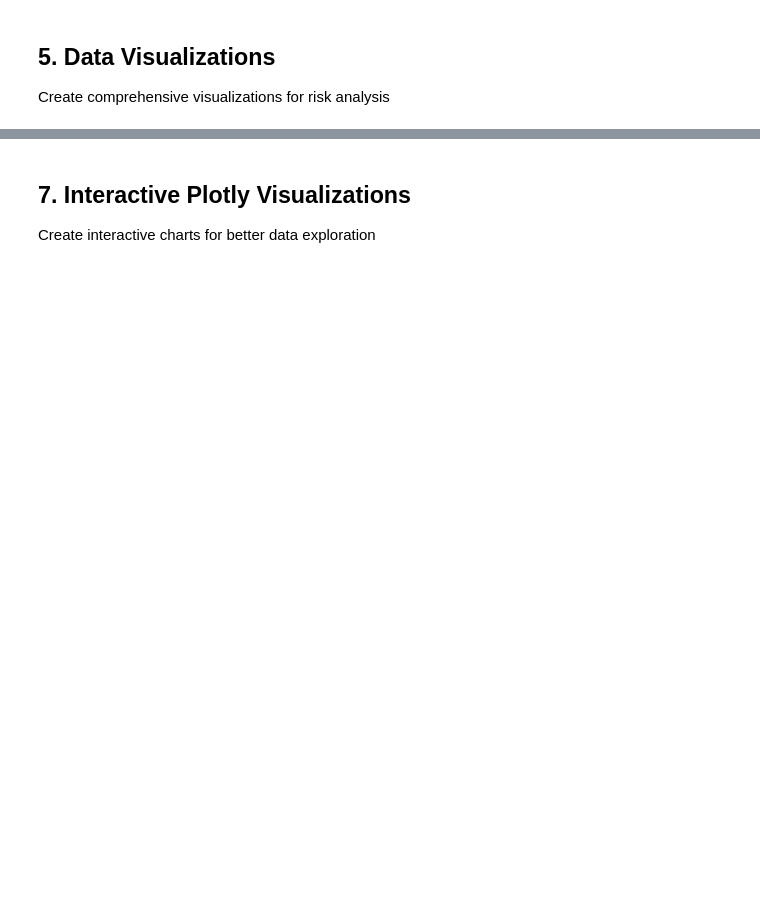
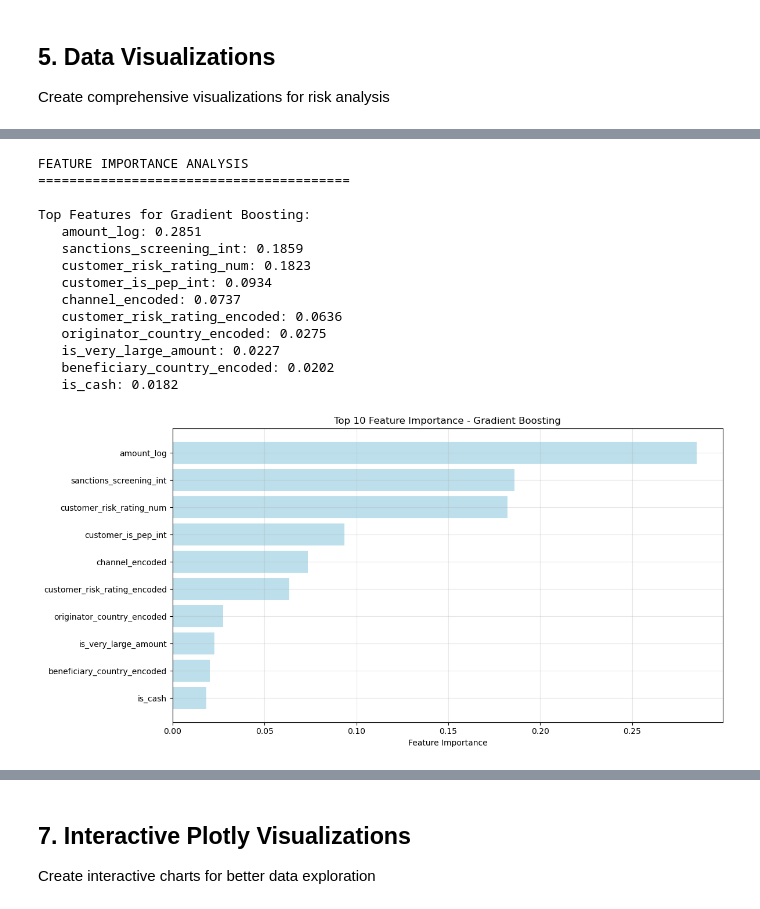
Before and after one commit to yminnnx/singhacks-25, a Jupyter notebook: AML_Analysis_Notebook.ipynb, the cells around one changed output, grey strips where cells are left out. Drawn from its saved outputs; the diff is of its cells as text; code cells hidden in the pictures; blank space fills up the shorter version.

```diff
--- a/AML_Analysis_Notebook.ipynb
+++ b/AML_Analysis_Notebook.ipynb
@@ -365,0 +769,73 @@ Simulate and analyze ML model performance metrics
+# %%
+# Feature importance analysis
+print("FEATURE IMPORTANCE ANALYSIS")
+print("=" * 40)
+
+if hasattr(best_model, 'feature_importances_'):
+    # Get feature importance
+    feature_importance = pd.DataFrame({
+        'feature': feature_columns,
+        'importance': best_model.feature_importances_
+    }).sort_values('importance', ascending=False)
+
+    print(f"\nTop Features for {best_model_name}:")
+    for idx, row in feature_importance.head(10).iterrows():
+        print(f"   {row['feature']}: {row['importance']:.4f}")
+
+    # Visualize feature importance
+    plt.figure(figsize=(12, 6))
+    top_features = feature_importance.head(10)
+    plt.barh(range(len(top_features)), top_features['importance'],
+             color='lightblue', alpha=0.8)
+    plt.yticks(range(len(top_features)), top_features['feature'])
+    plt.xlabel('Feature Importance')
+    plt.title(f'Top 10 Feature Importance - {best_model_name}')
+    plt.gca().invert_yaxis()
+    plt.grid(True, alpha=0.3)
+    plt.tight_layout()
+    plt.show()
+
+# Detailed classification report
+print(f"\nDETAILED CLASSIFICATION REPORT - {best_model_name}")
+print("=" * 50)
+print(classification_report(y_test, best_results['predictions'],
+                          target_names=['Low Risk', 'High Risk']))
+
+# Confusion matrix
+cm = confusion_matrix(y_test, best_results['predictions'])
+print(f"\nConfusion Matrix:")
+print(f"True Negatives (Low Risk correctly identified): {cm[0,0]}")
+print(f"False Positives (Low Risk misclassified as High): {cm[0,1]}")
+print(f"False Negatives (High Risk misclassified as Low): {cm[1,0]}")
+print(f"True Positives (High Risk correctly identified): {cm[1,1]}")
+
+# Business impact analysis
+total_transactions = len(y_test)
+correctly_identified_high_risk = cm[1,1]
+missed_high_risk = cm[1,0]
+false_alarms = cm[0,1]
+operational_efficiency = (cm[0,0] + cm[1,1]) / total_transactions
+
+print(f"\nBUSINESS IMPACT ANALYSIS:")
+print(f"   Total test transactions: {total_transactions}")
+print(f"   Correctly identified high-risk: {correctly_identified_high_risk}")
+print(f"   Missed high-risk transactions: {missed_high_risk}")
+print(f"   False alarms: {false_alarms}")
+print(f"   Overall accuracy: {operational_efficiency:.1%}")
+print(f"   Alert workload reduction: {(1 - false_alarms/total_transactions):.1%}")
+# %% [output]
+FEATURE IMPORTANCE ANALYSIS
+========================================
+
+Top Features for Gradient Boosting:
+   amount_log: 0.2851
+   sanctions_screening_int: 0.1859
+   customer_risk_rating_num: 0.1823
+   customer_is_pep_int: 0.0934
+   channel_encoded: 0.0737
+   customer_risk_rating_encoded: 0.0636
+   originator_country_encoded: 0.0275
+   is_very_large_amount: 0.0227
+   beneficiary_country_encoded: 0.0202
+   is_cash: 0.0182
+[figure, added]
```
Also changed, not shown: parts of 20 cells of this notebook, 12 other files.
